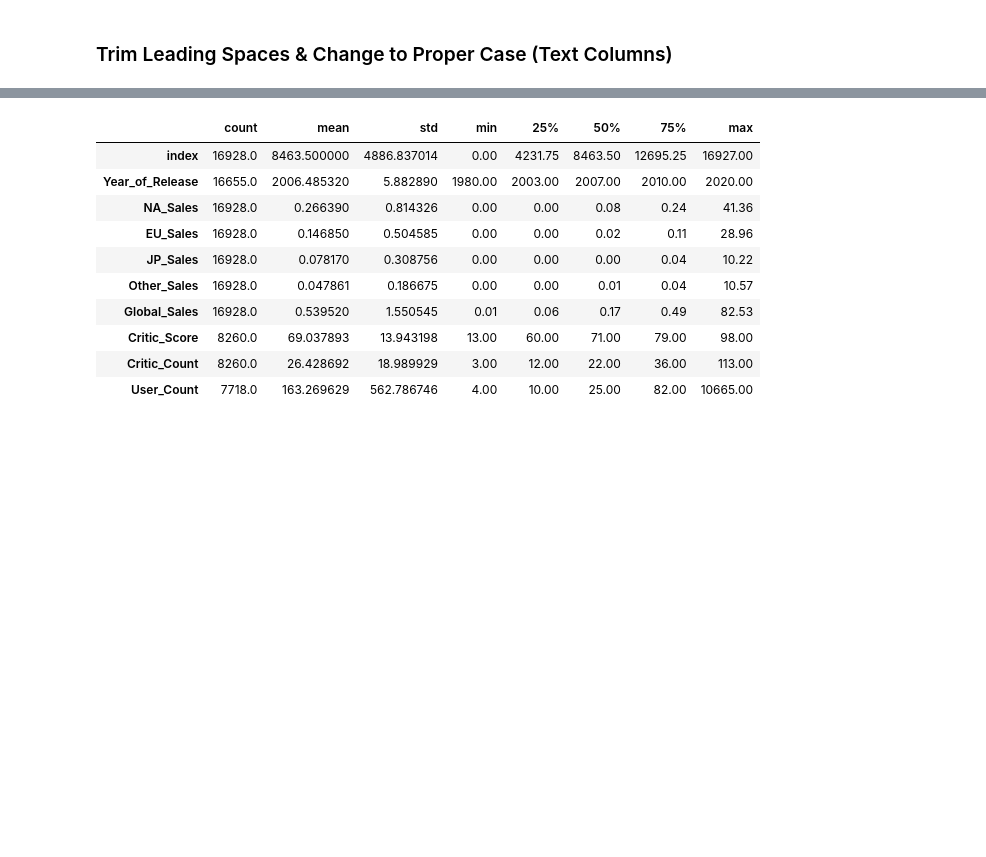
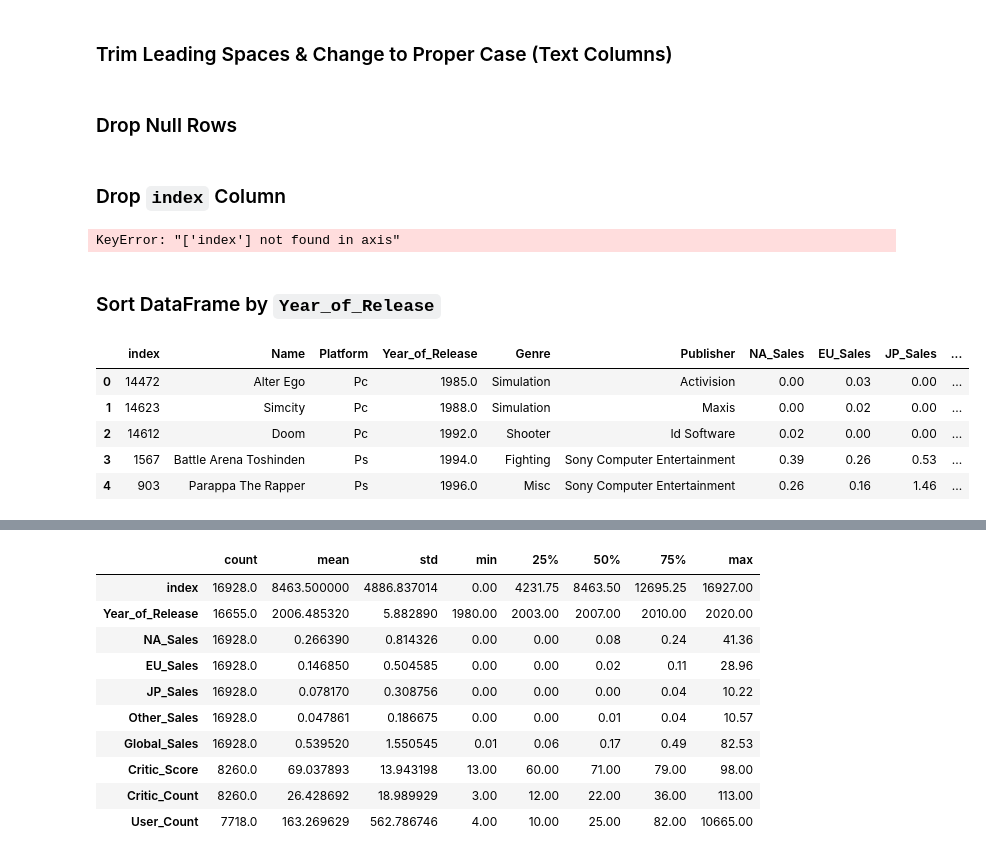
Before and after one commit to renan-peres/mfin-python-data-analysts, a Jupyter notebook: Final - Renan Peres.ipynb, the cells around one changed output, grey strips where cells are left out. Drawn from its saved outputs; the diff is of its cells as text; code cells hidden in the pictures; blank space fills up the shorter version.

```diff
--- a/Final - Renan Peres.ipynb
+++ b/Final - Renan Peres.ipynb
@@ -156,3 +175,33 @@ df.isnull().sum().rename('Missing Values').to_frame()
 for col in df.select_dtypes(include=['object']).columns:
     df[col] = df[col].str.strip() # Trimn Leading Spaces
     df[col] = df[col].str.title() # Change to Proper Case
+# %% [markdown]
+### Drop Null Rows
+# %%
+# If row is blank
+df.dropna(axis=0, how='all', inplace=True)
+
+# If one in the row is blank
+df_clean = df
+df_clean = df_clean.dropna(axis=0, how='any')
+# %% [markdown]
+### Drop `index` Column
+# %%
+df_clean.drop(columns=['index'], inplace=True)
+# %% [output]
+KeyError: "['index'] not found in axis"
+# %% [markdown]
+### Sort DataFrame by `Year_of_Release`
+# %%
+df_clean = (df_clean
+            .sort_values(by=['Year_of_Release'], ascending=[True])
+            .reset_index(drop=True))
+
+df_clean.head()
+# %% [output]
+|  | index | Name | Platform | Year_of_Release | Genre | Publisher | NA_Sales | EU_Sales | JP_Sales | ... |
+| 0 | 14472 | Alter Ego | Pc | 1985.0 | Simulation | Activision | 0.00 | 0.03 | 0.00 | ... |
+| 1 | 14623 | Simcity | Pc | 1988.0 | Simulation | Maxis | 0.00 | 0.02 | 0.00 | ... |
+| 2 | 14612 | Doom | Pc | 1992.0 | Shooter | Id Software | 0.02 | 0.00 | 0.00 | ... |
+| 3 | 1567 | Battle Arena Toshinden | Ps | 1994.0 | Fighting | Sony Computer Entertainment | 0.39 | 0.26 | 0.53 | ... |
+| 4 | 903 | Parappa The Rapper | Ps | 1996.0 | Misc | Sony Computer Entertainment | 0.26 | 0.16 | 1.46 | ... |
```
Also changed, not shown: parts of 35 cells of this notebook.
